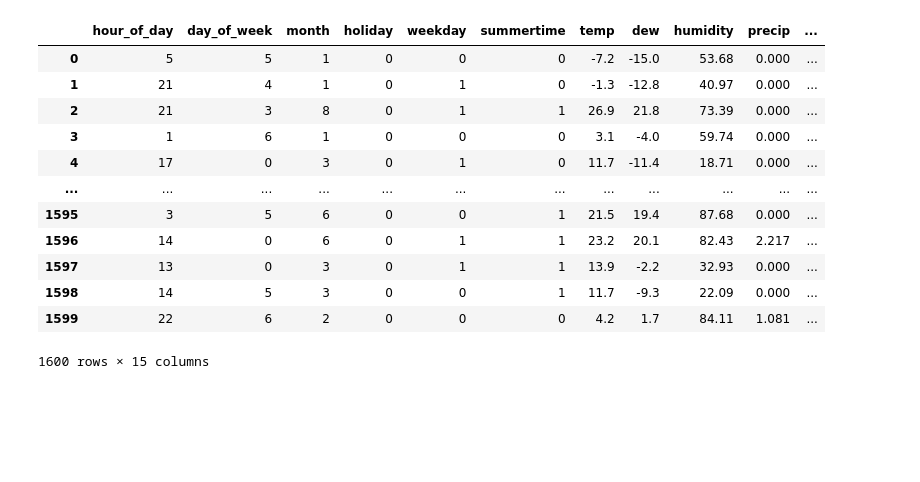
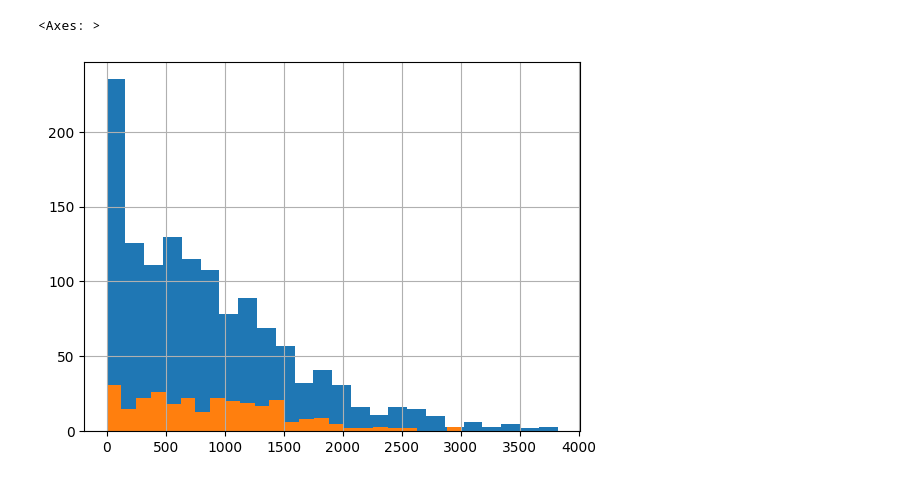
Before and after one commit to phuvinhnguyen/UU-SML-Project, a Jupyter notebook: analysis.ipynb, the cells around one changed output. Drawn from its saved outputs; the diff is of its cells as text; code cells hidden in the pictures; blank space fills up the shorter version.

```diff
--- a/analysis.ipynb
+++ b/analysis.ipynb
@@ -6,16 +5,0 @@ data['increase_stock'] = data['increase_stock'] == 'low_bike_demand'
-# %%
-data[]
-# %% [output]
-|  | hour_of_day | day_of_week | month | holiday | weekday | summertime | temp | dew | humidity | precip | ... |
-| 0 | 5 | 5 | 1 | 0 | 0 | 0 | -7.2 | -15.0 | 53.68 | 0.000 | ... |
-| 1 | 21 | 4 | 1 | 0 | 1 | 0 | -1.3 | -12.8 | 40.97 | 0.000 | ... |
-| 2 | 21 | 3 | 8 | 0 | 1 | 1 | 26.9 | 21.8 | 73.39 | 0.000 | ... |
-| 3 | 1 | 6 | 1 | 0 | 0 | 0 | 3.1 | -4.0 | 59.74 | 0.000 | ... |
-| 4 | 17 | 0 | 3 | 0 | 1 | 0 | 11.7 | -11.4 | 18.71 | 0.000 | ... |
-| ... | ... | ... | ... | ... | ... | ... | ... | ... | ... | ... | ... |
-| 1595 | 3 | 5 | 6 | 0 | 0 | 1 | 21.5 | 19.4 | 87.68 | 0.000 | ... |
-| 1596 | 14 | 0 | 6 | 0 | 1 | 1 | 23.2 | 20.1 | 82.43 | 2.217 | ... |
-| 1597 | 13 | 0 | 3 | 0 | 1 | 1 | 13.9 | -2.2 | 32.93 | 0.000 | ... |
-| 1598 | 14 | 5 | 3 | 0 | 0 | 1 | 11.7 | -9.3 | 22.09 | 0.000 | ... |
-| 1599 | 22 | 6 | 2 | 0 | 0 | 0 | 4.2 | 1.7 | 84.11 | 1.081 | ... |
-1600 rows × 15 columns
@@ -24,3 +14,12 @@ data.drop(columns=['snow'], inplace=True)
+# %%
+anadata = data[['increase_stock', 'temp', 'dew', 'humidity', 'precip', 'snowdepth', 'windspeed', 'cloudcover', 'visibility']].astype(float)
+name = 'combine'
+anadata[name] = anadata['windspeed'] * anadata['cloudcover']
+anadata[anadata['increase_stock'] == 1.0][name].hist(bins=24)
+anadata[anadata['increase_stock'] == 0.0][name].hist(bins=24)
+# %% [output]
+<Axes: >
+[figure, added]
 # %%
 import pandas as pd
 import numpy as np
```
Also changed, not shown: parts of 7 cells of this notebook, 4 other files.
